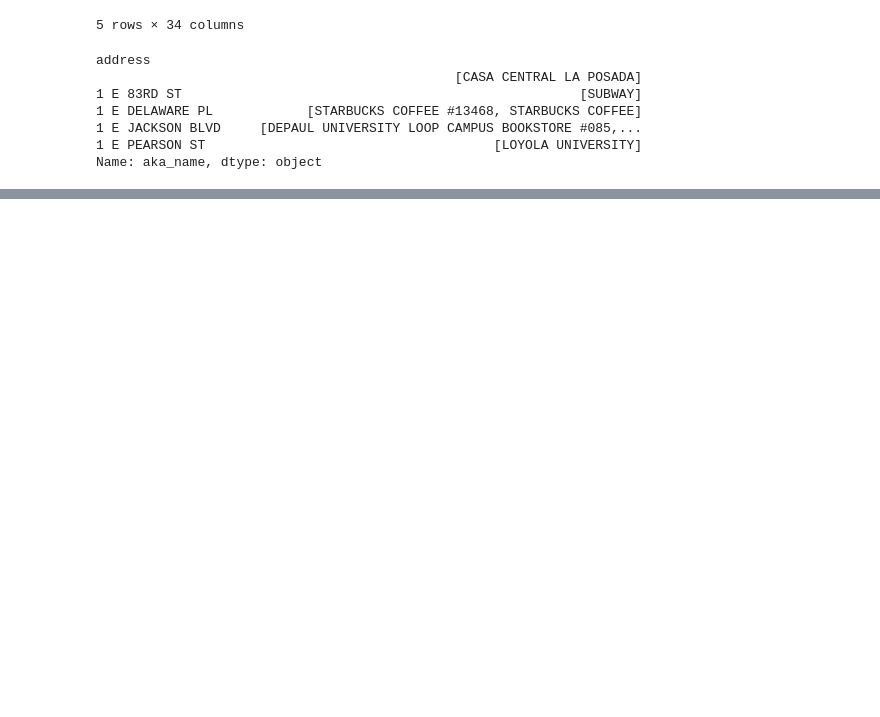
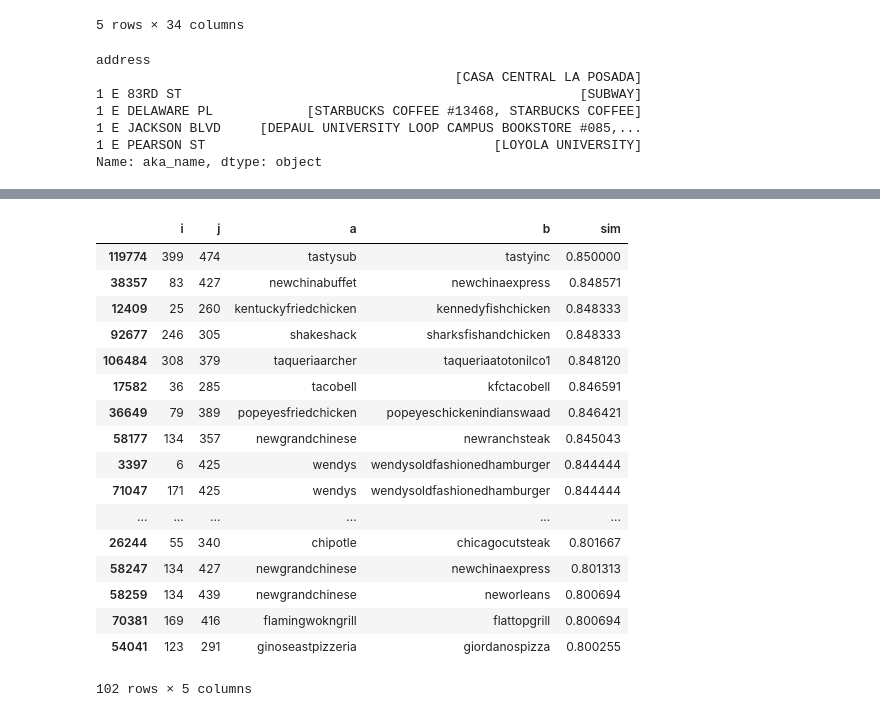
Before and after one commit to vingkan/foodinspectionforecasting, a Jupyter notebook: IIT/17_restaurant_names.ipynb, the cells around one changed output, grey strips where cells are left out. Drawn from its saved outputs; the diff is of its cells as text; code cells hidden in the pictures; blank space fills up the shorter version.

```diff
--- a/IIT/17_restaurant_names.ipynb
+++ b/IIT/17_restaurant_names.ipynb
@@ -114,0 +204,22 @@ Name: inspection_id, dtype: int64
+# %%
+pair_df = pd.DataFrame(pairs, columns=["i", "j", "a", "b", "sim"])
+pair_df.sort_values(by="sim", ascending=False).query("sim <= 0.85 and sim >= 0.80")
+# %% [output]
+|  | i | j | a | b | sim |
+| 119774 | 399 | 474 | tastysub | tastyinc | 0.850000 |
+| 38357 | 83 | 427 | newchinabuffet | newchinaexpress | 0.848571 |
+| 12409 | 25 | 260 | kentuckyfriedchicken | kennedyfishchicken | 0.848333 |
+| 92677 | 246 | 305 | shakeshack | sharksfishandchicken | 0.848333 |
+| 106484 | 308 | 379 | taqueriaarcher | taqueriaatotonilco1 | 0.848120 |
+| 17582 | 36 | 285 | tacobell | kfctacobell | 0.846591 |
+| 36649 | 79 | 389 | popeyesfriedchicken | popeyeschickenindianswaad | 0.846421 |
+| 58177 | 134 | 357 | newgrandchinese | newranchsteak | 0.845043 |
+| 3397 | 6 | 425 | wendys | wendysoldfashionedhamburger | 0.844444 |
+| 71047 | 171 | 425 | wendys | wendysoldfashionedhamburger | 0.844444 |
+| ... | ... | ... | ... | ... | ... |
+| 26244 | 55 | 340 | chipotle | chicagocutsteak | 0.801667 |
+| 58247 | 134 | 427 | newgrandchinese | newchinaexpress | 0.801313 |
+| 58259 | 134 | 439 | newgrandchinese | neworleans | 0.800694 |
+| 70381 | 169 | 416 | flamingwokngrill | flattopgrill | 0.800694 |
+| 54041 | 123 | 291 | ginoseastpizzeria | giordanospizza | 0.800255 |
+102 rows × 5 columns
```
Also changed, not shown: parts of 19 cells of this notebook.
